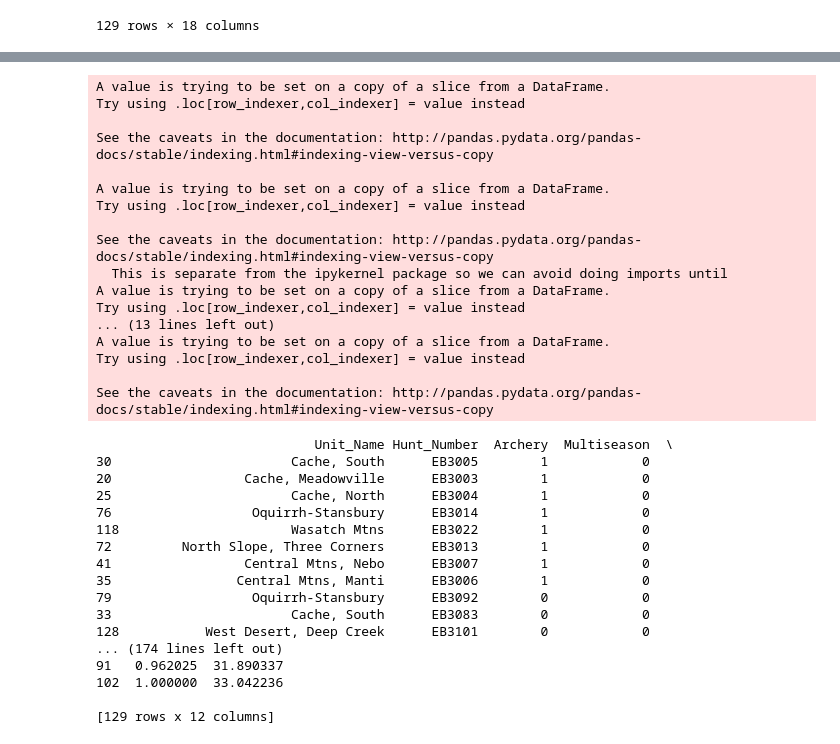
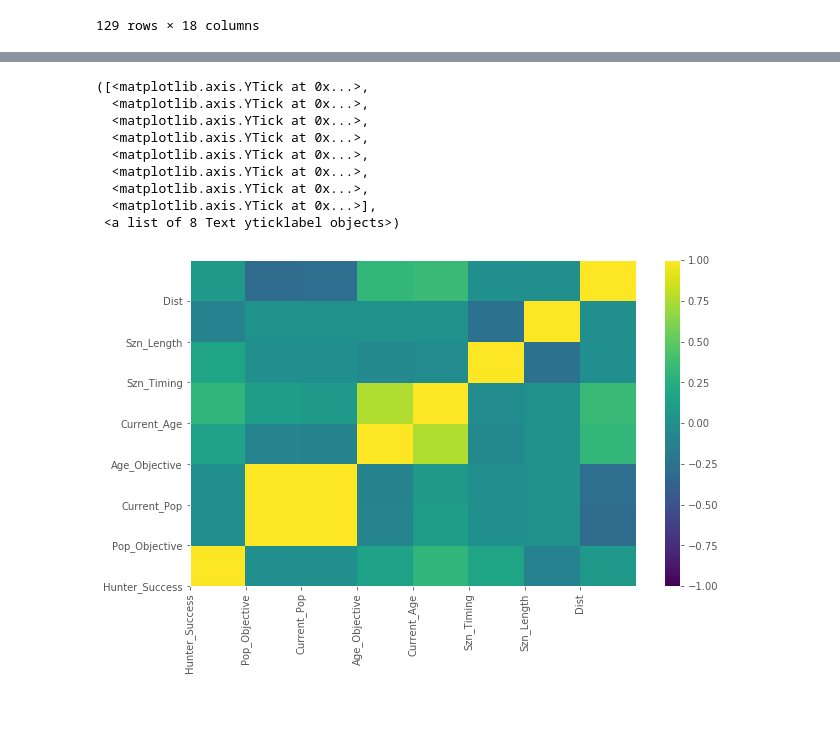
Before and after one commit to nedchanatry/ActaeonProj, a Jupyter notebook: scrape3.ipynb, the cells around one changed output, grey strips where cells are left out. Cells and saved outputs as stored; diff of their text form; code cells hidden in the pictures; blank space fills up the shorter version.

```diff
--- a/scrape3.ipynb
+++ b/scrape3.ipynb
@@ -454,48 +381,23 @@ Depending if we can get additional data to make our set more robust, we might ad
 <br>
 <br>
 Our final analysis will still involve weighting each variable subjectively so we can determine which hunt units are the best. We will also use regression analysis to predic hunter success as well. Another piece that will go into the analysis is we can use the el dataset as a training set, and see if we can predict hunter success in other species (our test sets).
-# %%
-scoreFrame = weap[['Unit_Name','Hunt_Number','Archery','Multiseason','Any Legal Weapon','Muzzleloader']]
-scoreFrame['normSucc'] = fd['Hunter_Success']/ fd['Hunter_Success'].max()
-scoreFrame['normLength'] = fd['Szn_Length']/ fd['Szn_Length'].max()
-scoreFrame['normTime'] = fd['Szn_Timing']/ fd['Szn_Timing'].max()
-scoreFrame['normDist'] = fd['Dist']/ fd['Dist'].max()
-scoreFrame['normAge'] = fd['Current_Age']/ fd['Current_Age'].max()
-
-scoreFrame['unitScore'] = scoreFrame['normSucc']*freezer +scoreFrame['normTime']*time +scoreFrame['normAge']*trophy +scoreFrame['Archery']*arch +scoreFrame['Muzzleloader']*muzzy +scoreFrame['Any Legal Weapon']*rifle +scoreFrame['normLength']*length +scoreFrame['Multiseason']*multi +scoreFrame['normDist']*distance
-print(scoreFrame.sort_values('unitScore'))
-# %% [output]
-A value is trying to be set on a copy of a slice from a DataFrame.
-Try using .loc[row_indexer,col_indexer] = value instead
-
-See the caveats in the documentation: http://pandas.pydata.org/pandas-docs/stable/indexing.html#indexing-view-versus-copy
-
-A value is trying to be set on a copy of a slice from a DataFrame.
-Try using .loc[row_indexer,col_indexer] = value instead
-
-See the caveats in the documentation: http://pandas.pydata.org/pandas-docs/stable/indexing.html#indexing-view-versus-copy
-  This is separate from the ipykernel package so we can avoid doing imports until
-A value is trying to be set on a copy of a slice from a DataFrame.
-Try using .loc[row_indexer,col_indexer] = value instead
-... (13 lines left out)
-A value is trying to be set on a copy of a slice from a DataFrame.
-Try using .loc[row_indexer,col_indexer] = value instead
-
-See the caveats in the documentation: http://pandas.pydata.org/pandas-docs/stable/indexing.html#indexing-view-versus-copy
-                            Unit_Name Hunt_Number  Archery  Multiseason  \
-30                       Cache, South      EB3005        1            0
-20                 Cache, Meadowville      EB3003        1            0
-25                       Cache, North      EB3004        1            0
-76                  Oquirrh-Stansbury      EB3014        1            0
-118                      Wasatch Mtns      EB3022        1            0
-72         North Slope, Three Corners      EB3013        1            0
-41                 Central Mtns, Nebo      EB3007        1            0
-35                Central Mtns, Manti      EB3006        1            0
-79                  Oquirrh-Stansbury      EB3092        0            0
-33                       Cache, South      EB3083        0            0
-128           West Desert, Deep Creek      EB3101        0            0
-... (174 lines left out)
-91   0.962025  31.890337
-102  1.000000  33.042236
-
-[129 rows x 12 columns]
+# %%
+# visualize correlations as matrix
+
+heatmap = plt.pcolor(correlation,vmin=-1,vmax=1)
+plt.colorbar(heatmap)
+
+
+plt.xticks(np.arange(8),('Hunter_Success', 'Pop_Objective','Current_Pop','Age_Objective','Current_Age', 'Szn_Timing', 'Szn_Length','Dist'),rotation='vertical')
+plt.yticks(np.arange(8),('Hunter_Success', 'Pop_Objective','Current_Pop','Age_Objective','Current_Age', 'Szn_Timing', 'Szn_Length','Dist'),rotation='horizontal')
+# %% [output]
+([<matplotlib.axis.YTick at 0x...>,
+  <matplotlib.axis.YTick at 0x...>,
+  <matplotlib.axis.YTick at 0x...>,
+  <matplotlib.axis.YTick at 0x...>,
+  <matplotlib.axis.YTick at 0x...>,
+  <matplotlib.axis.YTick at 0x...>,
+  <matplotlib.axis.YTick at 0x...>,
+  <matplotlib.axis.YTick at 0x...>],
+ <a list of 8 Text yticklabel objects>)
+[figure, added]
```
Also changed, not shown: parts of 18 cells of this notebook.
